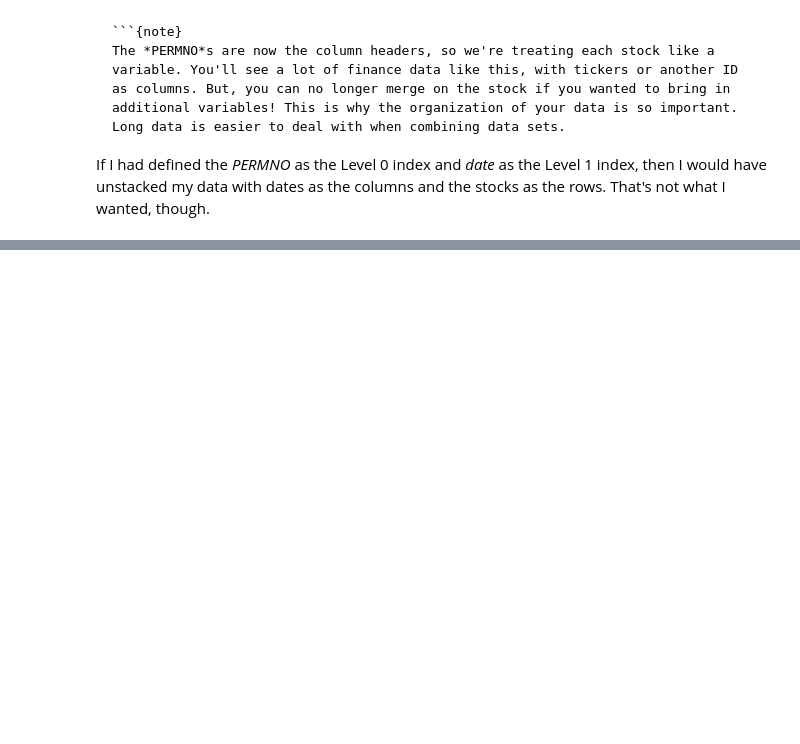
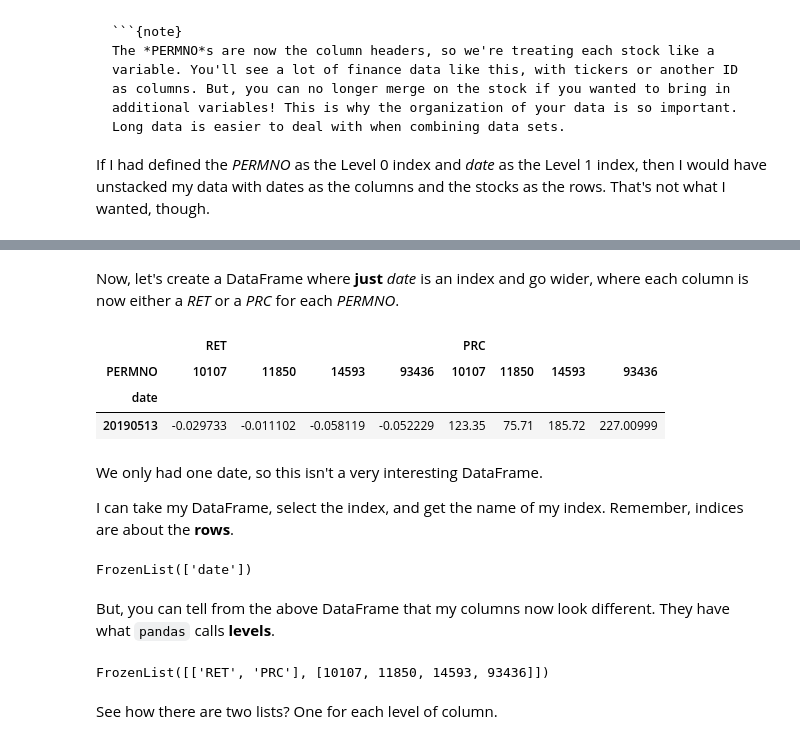
Before and after one commit to aaiken1/fin-data-analysis-text, a Jupyter notebook: _sources/chapters/4_4_merge_shape.ipynb, the cells around one changed output, grey strips where cells are left out. Drawn from its saved outputs; the diff is of its cells as text; code cells hidden in the pictures; blank space fills up the shorter version.

```diff
--- a/_sources/chapters/4_4_merge_shape.ipynb
+++ b/_sources/chapters/4_4_merge_shape.ipynb
@@ -493,0 +484,3 @@ If I had defined the *PERMNO* as the Level 0 index and *date* as the Level 1 ind
+# %%
+wide3 = wide3.reset_index()
+wide3
@@ -493,0 +493,26 @@ If I had defined the *PERMNO* as the Level 0 index and *date* as the Level 1 ind
+# %% [markdown]
+Now, let's create a DataFrame where **just** *date* is an index and go wider, where each column is now either a *RET* or a *PRC* for each *PERMNO*.
+# %%
+wide4 = pd.pivot(wide3, values = ['RET', 'PRC'], columns = 'PERMNO', index = 'date')
+wide4
+# %% [output]
+|  | RET |  |  |  | PRC |  |  |  |
+| PERMNO | 10107 | 11850 | 14593 | 93436 | 10107 | 11850 | 14593 | 93436 |
+| date |  |  |  |  |  |  |  |  |
+| 20190513 | -0.029733 | -0.011102 | -0.058119 | -0.052229 | 123.35 | 75.71 | 185.72 | 227.00999 |
+# %% [markdown]
+We only had one date, so this isn't a very interesting DataFrame.
+
+I can take my DataFrame, select the index, and get the name of my index. Remember, indices are about the **rows**.
+# %%
+wide4.index.names
+# %% [output]
+FrozenList(['date'])
+# %% [markdown]
+But, you can tell from the above DataFrame that my columns now look different. They have what `pandas` calls **levels**.
+# %%
+wide4.columns.levels
+# %% [output]
+FrozenList([['RET', 'PRC'], [10107, 11850, 14593, 93436]])
+# %% [markdown]
+See how there are two lists? One for each level of column.
```
Also changed, not shown: parts of 21 cells of this notebook, 6 other files.
